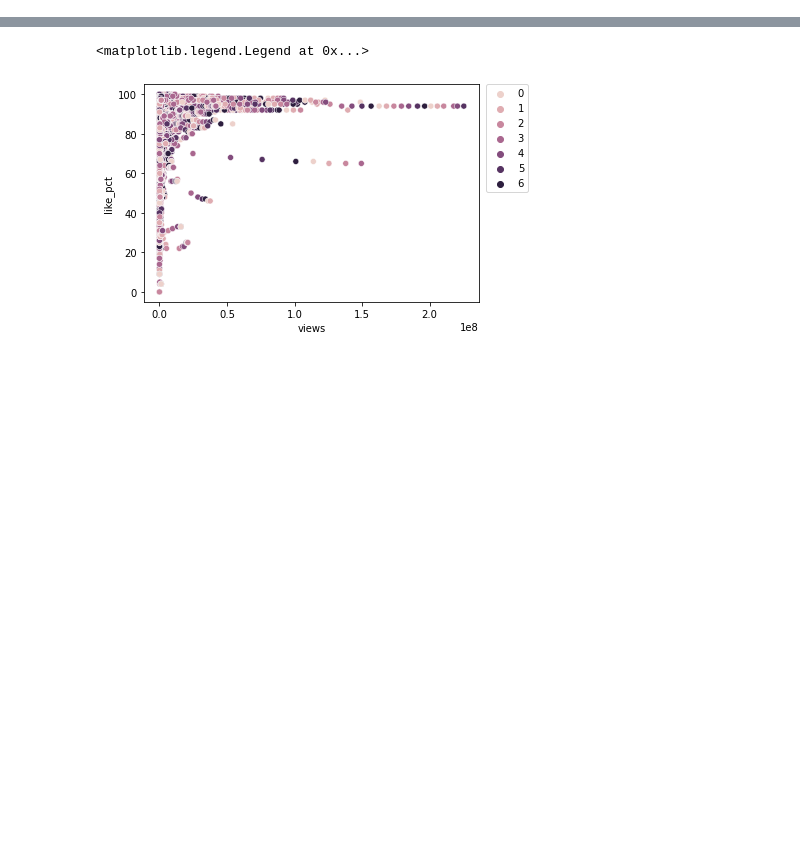
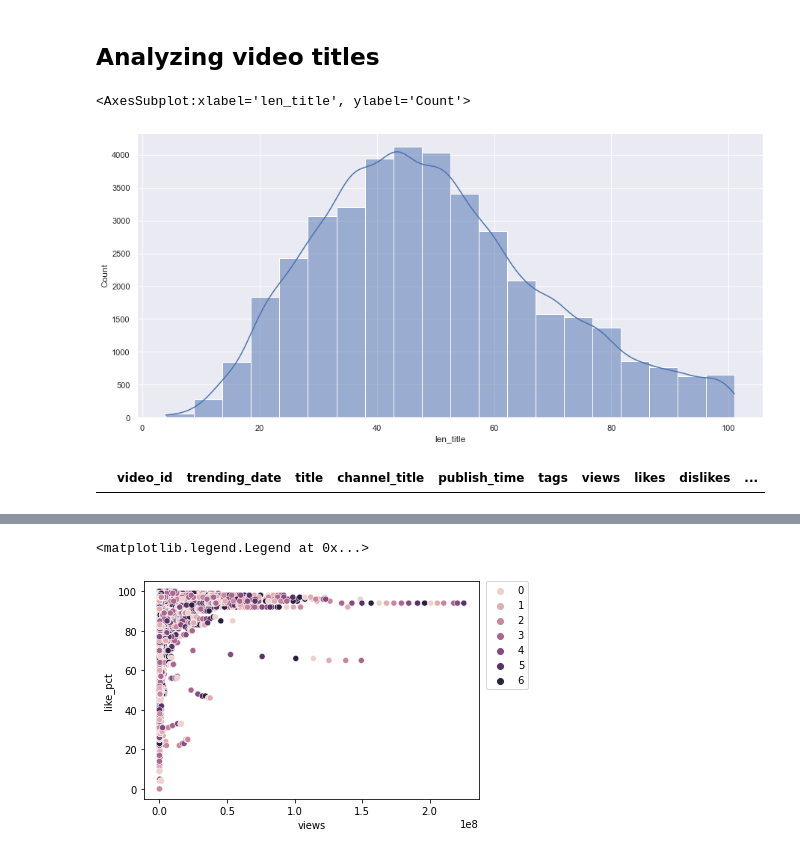
Before and after one commit to danielosetiawan/YouTube-EDA, a Jupyter notebook: youtube ipynb.ipynb, the cells around one changed output, grey strips where cells are left out. Cells and saved outputs as stored; diff of their text form; code cells hidden in the pictures; blank space fills up the shorter version.

```diff
--- a/youtube ipynb.ipynb
+++ b/youtube ipynb.ipynb
@@ -207,0 +154,13 @@ sns.histplot(x='len_title', data=df[df['trending_date'].dt.weekday == 1],
+# %% [markdown]
+## Analyzing video titles
+# %%
+# it looks like the average title length is between 40-60 characters long
+
+sns.histplot(x='len_title', data=df, kde=True, bins=20)
+# %% [output]
+<AxesSubplot:xlabel='len_title', ylabel='Count'>
+[figure, added]
+# %%
+df[df['title'].isin(['one piece'])]
+# %% [output]
+|  | video_id | trending_date | title | channel_title | publish_time | tags | views | likes | dislikes | ... |
```
Also changed, not shown: parts of 55 cells of this notebook.
